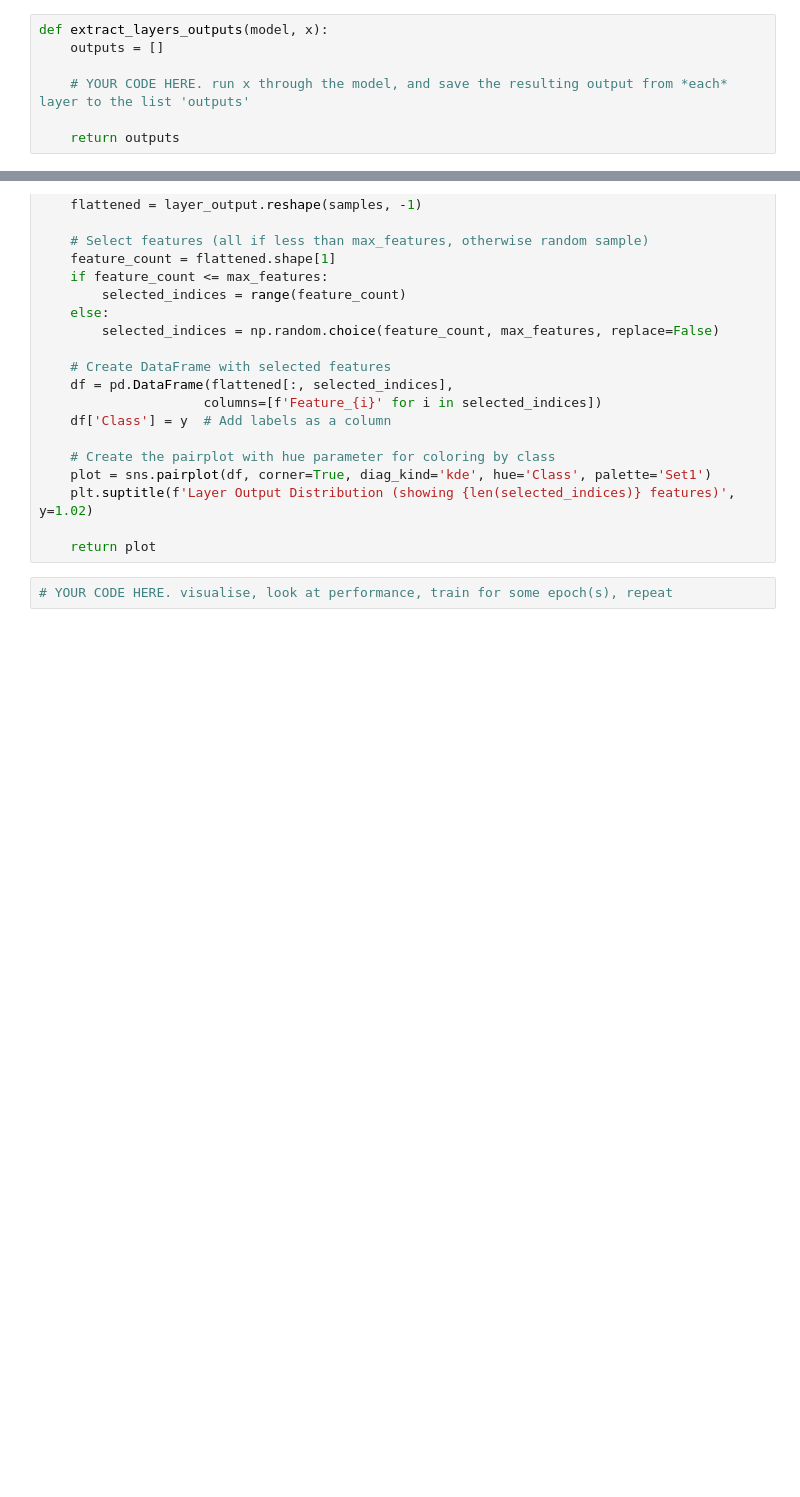
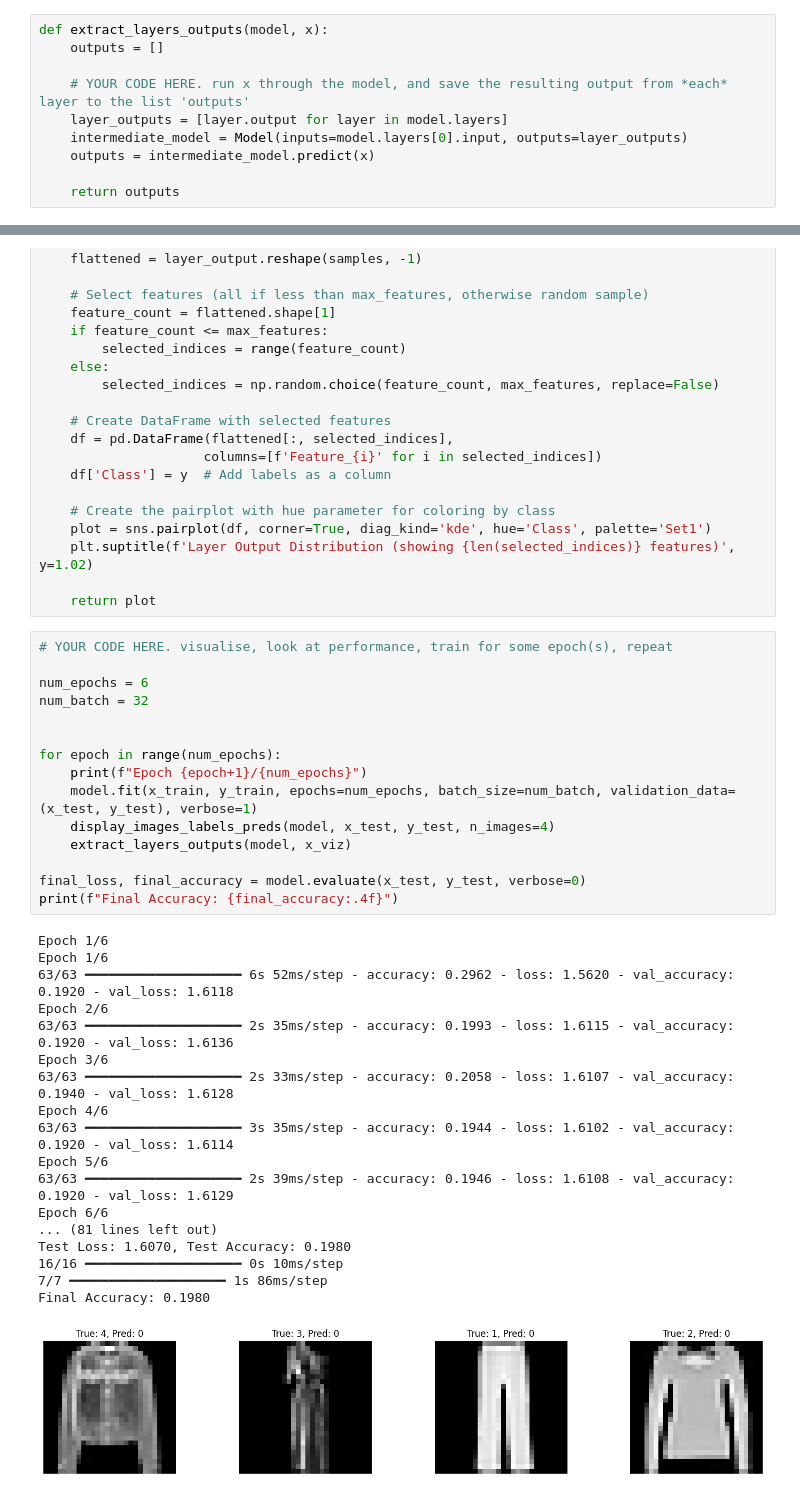
Before and after one commit to RafaelNovais/MasterAI, a Jupyter notebook: Assignment2_DL_23113607.ipynb, the cells around one changed output, grey strips where cells are left out. Saved outputs shown, nothing was run; the diff lists cells and outputs as text; blank space fills up the shorter version.

```diff
--- a/Assignment2_DL_23113607.ipynb
+++ b/Assignment2_DL_23113607.ipynb
@@ -166,6 +219,9 @@ def extract_layers_outputs(model, x):
     outputs = []
 
     # YOUR CODE HERE. run x through the model, and save the resulting output from *each* layer to the list 'outputs'
+    layer_outputs = [layer.output for layer in model.layers]
+    intermediate_model = Model(inputs=model.layers[0].input, outputs=layer_outputs)
+    outputs = intermediate_model.predict(x)
 
     return outputs
 # %%
@@ -200,5 +256,37 @@ def visualize_layer_outputs(layer_output, y, max_features=5):
     plt.suptitle(f'Layer Output Distribution (showing {len(selected_indices)} features)', y=1.02)
 
     return plot
-# %%
-# YOUR CODE HERE. visualise, look at performance, train for some epoch(s), repeat
+# %%
+# YOUR CODE HERE. visualise, look at performance, train for some epoch(s), repeat
+
+num_epochs = 6
+num_batch = 32
+
+
+for epoch in range(num_epochs):
+    print(f"Epoch {epoch+1}/{num_epochs}")
+    model.fit(x_train, y_train, epochs=num_epochs, batch_size=num_batch, validation_data=(x_test, y_test), verbose=1)
+    display_images_labels_preds(model, x_test, y_test, n_images=4)
+    extract_layers_outputs(model, x_viz)
+
+final_loss, final_accuracy = model.evaluate(x_test, y_test, verbose=0)
+print(f"Final Accuracy: {final_accuracy:.4f}")
+# %% [output]
+Epoch 1/6
+Epoch 1/6
+63/63 ━━━━━━━━━━━━━━━━━━━━ 6s 52ms/step - accuracy: 0.2962 - loss: 1.5620 - val_accuracy: 0.1920 - val_loss: 1.6118
+Epoch 2/6
+63/63 ━━━━━━━━━━━━━━━━━━━━ 2s 35ms/step - accuracy: 0.1993 - loss: 1.6115 - val_accuracy: 0.1920 - val_loss: 1.6136
+Epoch 3/6
+63/63 ━━━━━━━━━━━━━━━━━━━━ 2s 33ms/step - accuracy: 0.2058 - loss: 1.6107 - val_accuracy: 0.1940 - val_loss: 1.6128
+Epoch 4/6
+63/63 ━━━━━━━━━━━━━━━━━━━━ 3s 35ms/step - accuracy: 0.1944 - loss: 1.6102 - val_accuracy: 0.1920 - val_loss: 1.6114
+Epoch 5/6
+63/63 ━━━━━━━━━━━━━━━━━━━━ 2s 39ms/step - accuracy: 0.1946 - loss: 1.6108 - val_accuracy: 0.1920 - val_loss: 1.6129
+Epoch 6/6
+... (81 lines left out)
+Test Loss: 1.6070, Test Accuracy: 0.1980
+16/16 ━━━━━━━━━━━━━━━━━━━━ 0s 10ms/step
+7/7 ━━━━━━━━━━━━━━━━━━━━ 1s 86ms/step
+Final Accuracy: 0.1980
+[figure, added]
```
Also changed, not shown: parts of 8 cells of this notebook.
